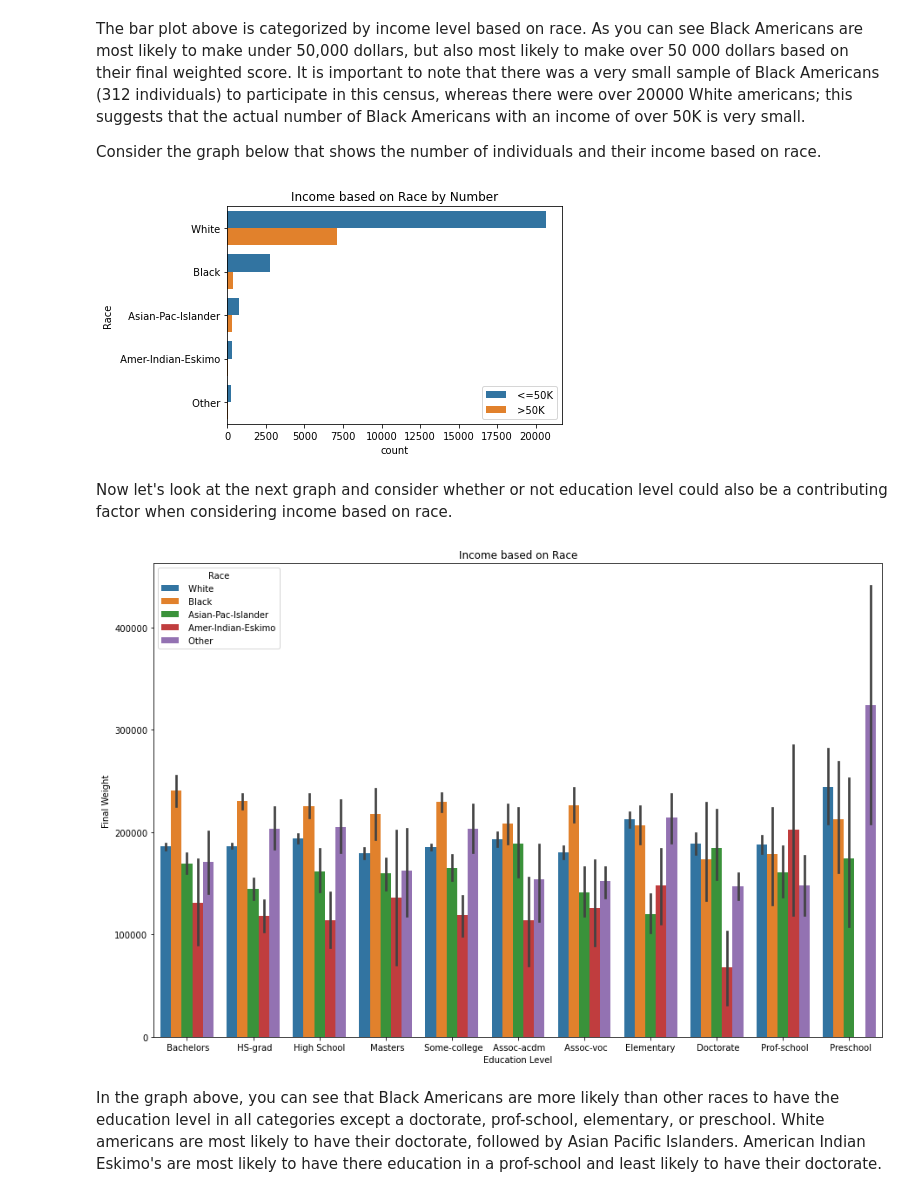
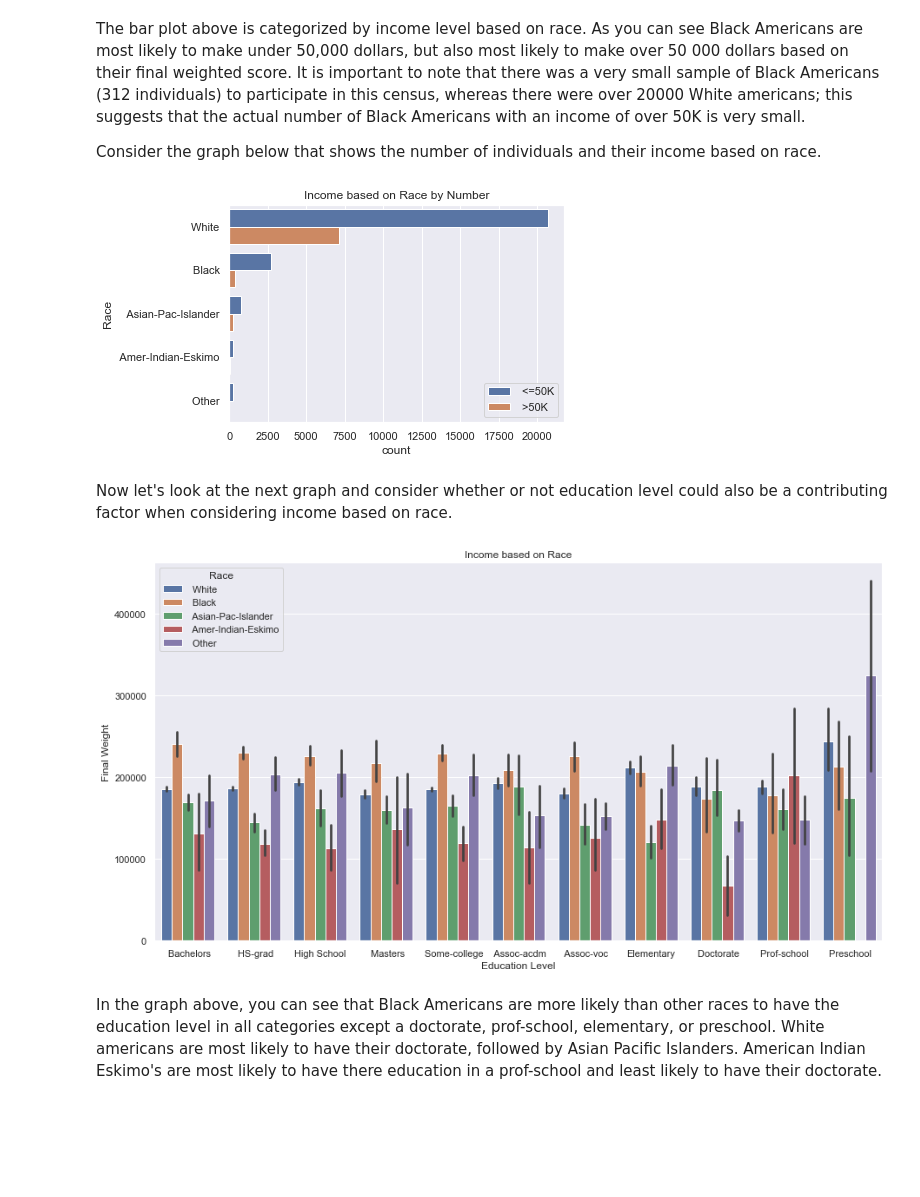
Before and after one commit to data301-2021-summer2/project-group6-project, a Jupyter notebook: analysis/Analysis.ipynb, the cells around one changed output. Saved outputs shown, nothing was run; the diff lists cells and outputs as text; code cells hidden in the pictures; blank space fills up the shorter version.

Commit message:
Adding formating for plots; sns .set and .despine

```diff
--- a/analysis/Analysis.ipynb
+++ b/analysis/Analysis.ipynb
@@ -9,3 +9,5 @@ import numpy as np
 import seaborn as sns
 import matplotlib.pyplot as plt
 import pandas_profiling as pf
+sns.despine()
+sns.set(font_scale=1)
@@ -92,15 +96,15 @@ ax_income = sns.countplot(y="Race", hue='Income', data=df,).set_title('Income ba
 plt.legend(loc='lower right')
 plt.show()
 # %% [output]
-[figure, old version]
+[figure, new version]
 # %% [markdown]
 Now let's look at the next graph and consider whether or not education level could also be a contributing factor when considering income based on race.
 # %%
-plt.figure(figsize=(15,10))
+plt.figure(figsize=(15,8))
 ax_Ed_Sex = sns.barplot(x="Education Level", y='Final Weight', hue='Race', data=df,).set_title('Income based on Race')
 plt.show()
 # %% [output]
-[figure, old version]
+[figure, new version]
 # %% [markdown]
 In the graph above, you can see that Black Americans are more likely than other races to have the education level in all categories except a doctorate, prof-school, elementary, or preschool. White americans are most likely to have their doctorate, followed by Asian Pacific Islanders. American Indian Eskimo's are most likely to have there education in a prof-school and least likely to have their doctorate.
 # %% [markdown]
```
Also changed, not shown: parts of 6 cells of this notebook.
